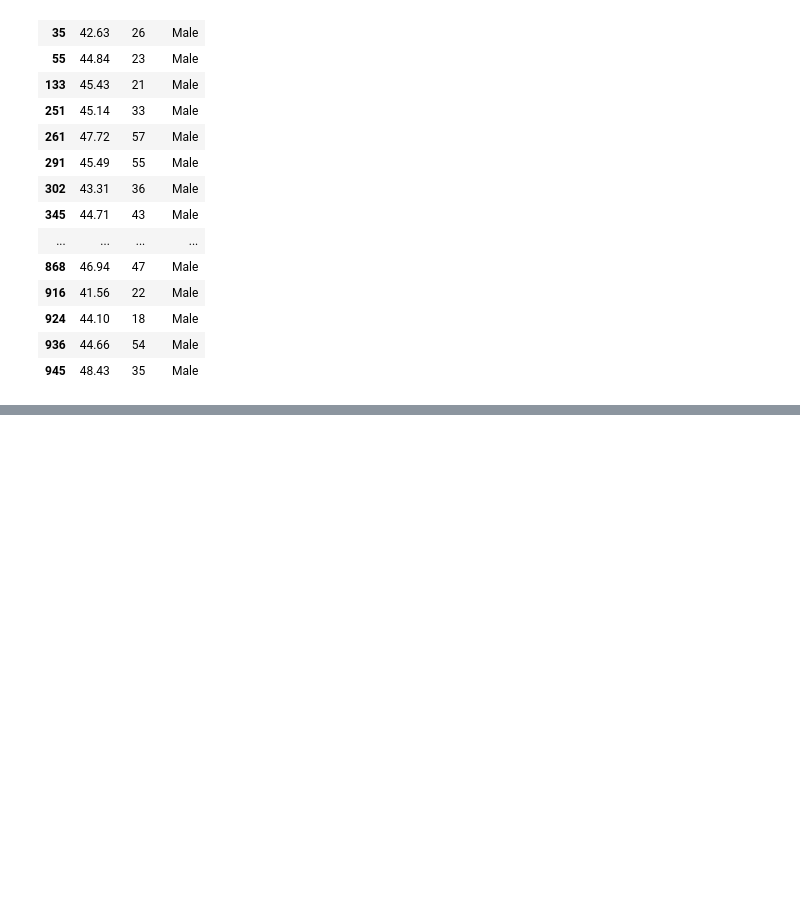
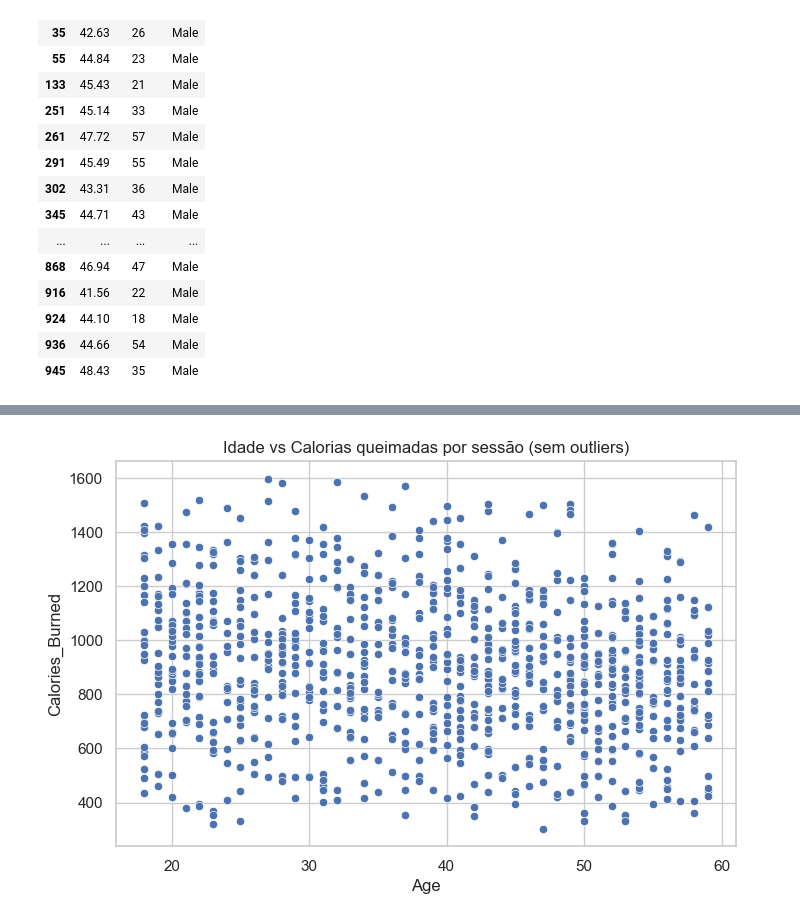
Before and after one commit to matheusramos20/fitbase-analise, a Jupyter notebook: 05_wrangling_gym.ipynb, the cells around one changed output, grey strips where cells are left out. Drawn from its saved outputs; the diff is of its cells as text; code cells hidden in the pictures; blank space fills up the shorter version.

```diff
--- a/05_wrangling_gym.ipynb
+++ b/05_wrangling_gym.ipynb
@@ -328,0 +350,12 @@ gym[gym["is_bmi_outlier"]][["BMI", "Age", "Gender"]]
+# %%
+plt.figure(figsize=(8,5))
+sns.scatterplot(
+    data=gym_clean,
+    x="Age",
+    y="Calories_Burned"
+
+)
+plt.title("Idade vs Calorias queimadas por sessão (sem outliers)")
+plt.show()
+# %% [output]
+[figure, added]
```
Also changed, not shown: parts of 6 cells of this notebook.
